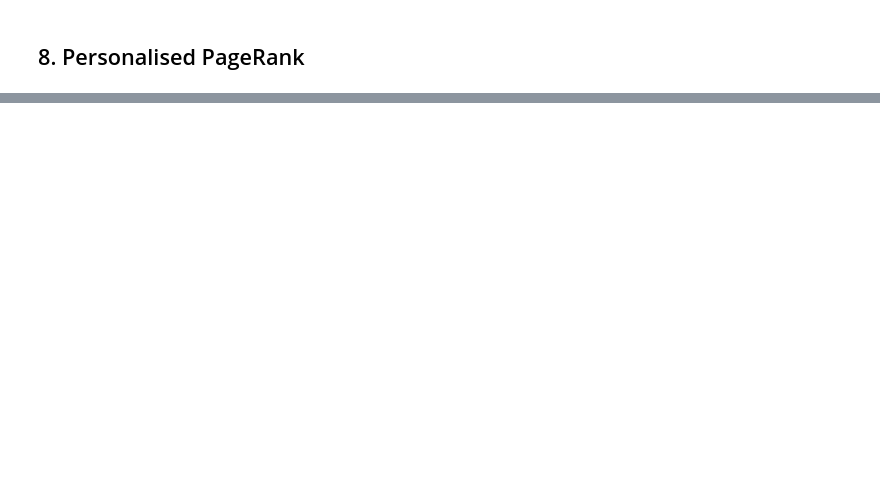
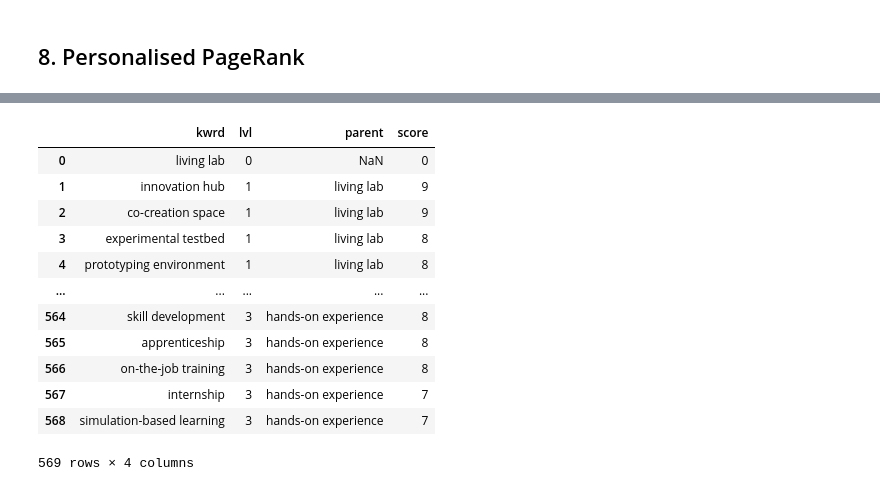
Before and after one commit to DaniBacaicoa/Living_keywords, a Jupyter notebook: Notebooks/1_Prompting_clean.ipynb, the cells around one changed output, grey strips where cells are left out. Saved outputs shown, nothing was run; the diff lists cells and outputs as text; code cells hidden in the pictures; blank space fills up the shorter version.

```diff
--- a/Notebooks/1_Prompting_clean.ipynb
+++ b/Notebooks/1_Prompting_clean.ipynb
@@ -428,0 +698,13 @@ for node, rank in sorted_ppr[:TOP_N]:
+# %%
+def load_run(slug: str) -> tuple[pd.DataFrame, dict]:
+    """Load a saved dataframe and its metadata by slug name."""
+    out_dir = Path("runs")
+    df_loaded   = pd.read_csv(out_dir / f"{slug}.csv")
+    with open(out_dir / f"{slug}.json") as f:
+        meta = json.load(f)
+    print(f"Loaded run: {meta['root_topic']}  |  {meta['timestamp']}")
+    print(f"  model={meta['model_type']}  levels={meta['max_levels']}  "
+          f"k={meta['n_keywords']}/{meta['n_keywords_2']}  nodes={meta['n_nodes']}")
+    return df_loaded, meta
+# %%
+df, meta = load_run("living_lab__L3__k10-7__llama4-16x17b")
@@ -428,0 +714,16 @@ for node, rank in sorted_ppr[:TOP_N]:
+# %%
+df
+# %% [output]
+|  | kwrd | lvl | parent | score |
+| 0 | living lab | 0 | NaN | 0 |
+| 1 | innovation hub | 1 | living lab | 9 |
+| 2 | co-creation space | 1 | living lab | 9 |
+| 3 | experimental testbed | 1 | living lab | 8 |
+| 4 | prototyping environment | 1 | living lab | 8 |
+| ... | ... | ... | ... | ... |
+| 564 | skill development | 3 | hands-on experience | 8 |
+| 565 | apprenticeship | 3 | hands-on experience | 8 |
+| 566 | on-the-job training | 3 | hands-on experience | 8 |
+| 567 | internship | 3 | hands-on experience | 7 |
+| 568 | simulation-based learning | 3 | hands-on experience | 7 |
+569 rows × 4 columns
```
Also changed, not shown: parts of 12 cells of this notebook, 4 other files.
